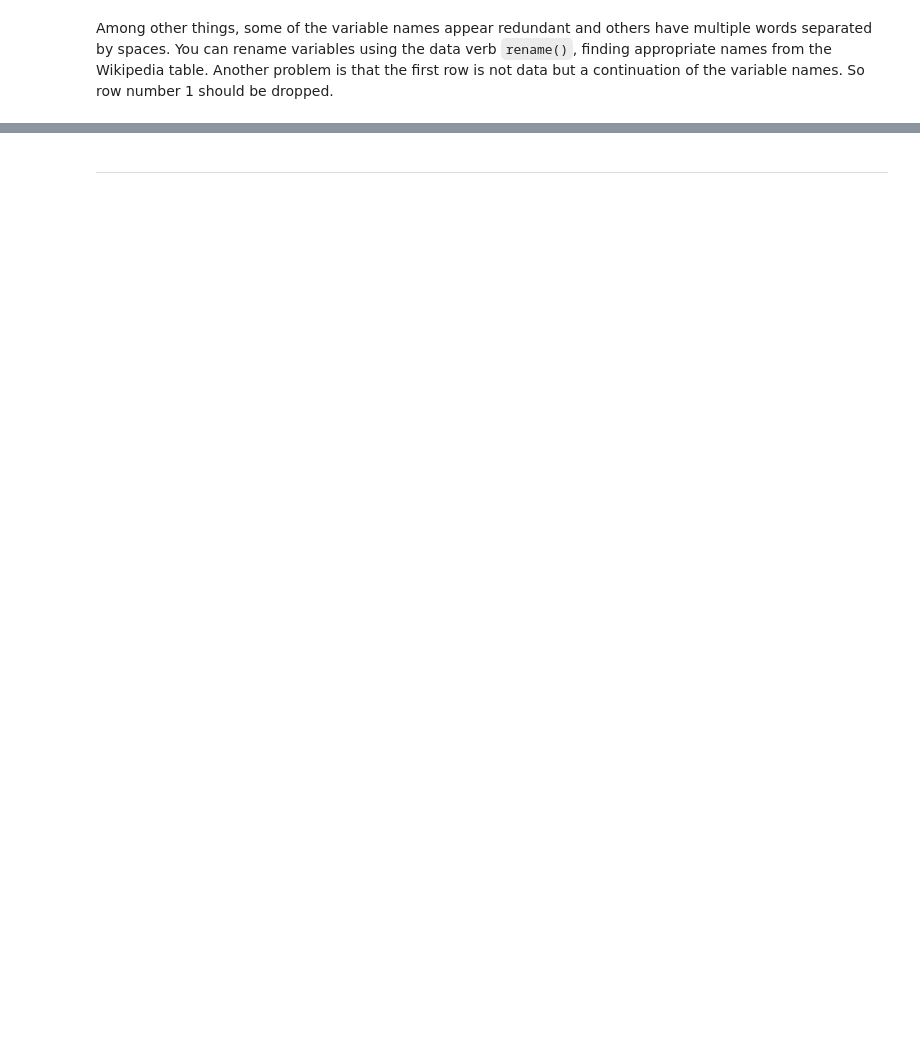
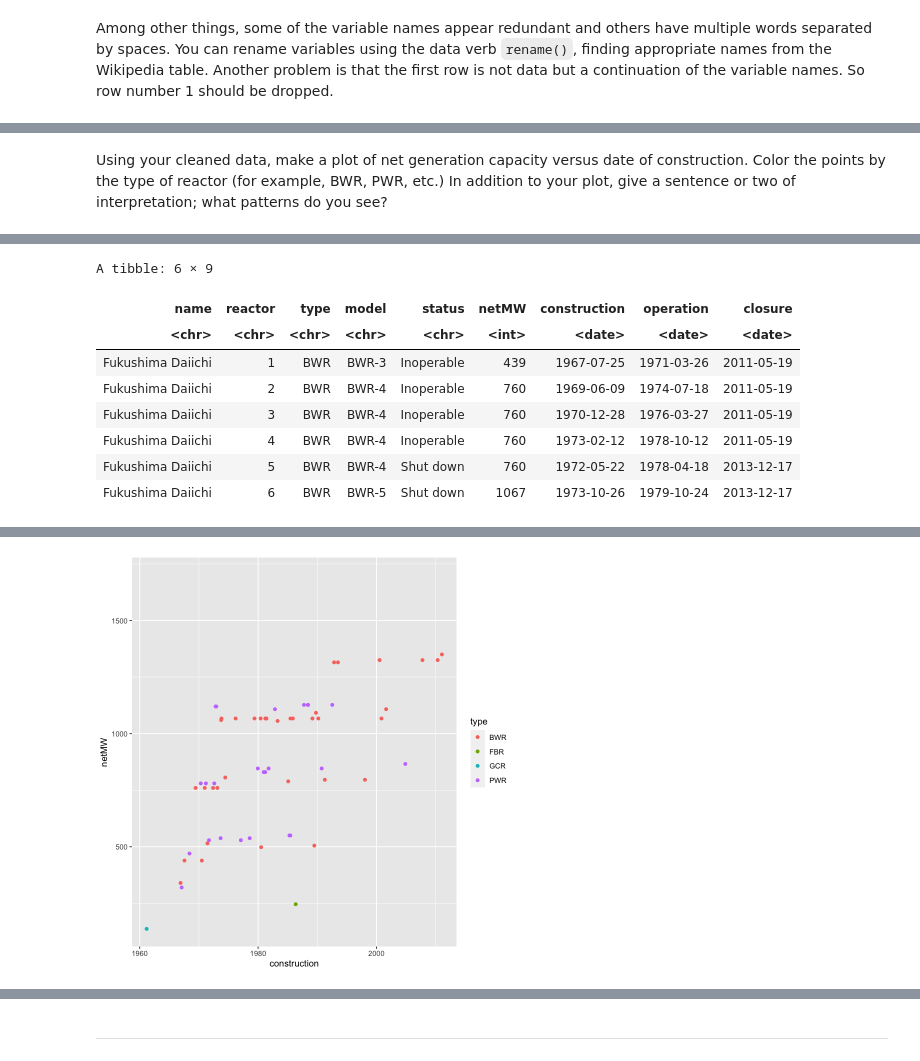
Before and after one commit to stat184-summer2023/a08-scraping-nuke-reactors-davefriedman01, a Jupyter notebook: A08.ipynb, the cells around one changed output, grey strips where cells are left out. Cells and saved outputs as stored; diff of their text form; code cells hidden in the pictures; blank space fills up the shorter version.

```diff
--- a/A08.ipynb
+++ b/A08.ipynb
@@ -125,0 +142,22 @@ Japan %>%
+# %% [markdown]
+Using your cleaned data, make a plot of net generation capacity versus date of construction. Color the points by the type of reactor (for example, BWR, PWR, etc.) In addition to your plot, give a sentence or two of interpretation; what patterns do you see?
+# %%
+# BWR boiling water reactor
+# FBR
+# GCR
+# PWR pressurized water reactor
+
+Japan <-
+  Japan %>%
+    mutate(
+      netMW        = as.integer(netMW),
+      construction = lubridate::dmy(construction),
+      operation    = lubridate::dmy(operation),
+      closure      = lubridate::dmy(closure)
+    )
+head(Japan)
+
+Japan %>%
+  ggplot(mapping = aes(x = construction, y = netMW)) +
+    geom_point(aes(color = type))
+# %% [output]
@@ -125,0 +169,9 @@ Japan %>%
+A tibble: 6 × 9
+| name | reactor | type | model | status | netMW | construction | operation | closure |
+| <chr> | <chr> | <chr> | <chr> | <chr> | <int> | <date> | <date> | <date> |
+| Fukushima Daiichi | 1 | BWR | BWR-3 | Inoperable | 439 | 1967-07-25 | 1971-03-26 | 2011-05-19 |
+| Fukushima Daiichi | 2 | BWR | BWR-4 | Inoperable | 760 | 1969-06-09 | 1974-07-18 | 2011-05-19 |
+| Fukushima Daiichi | 3 | BWR | BWR-4 | Inoperable | 760 | 1970-12-28 | 1976-03-27 | 2011-05-19 |
+| Fukushima Daiichi | 4 | BWR | BWR-4 | Inoperable | 760 | 1973-02-12 | 1978-10-12 | 2011-05-19 |
+| Fukushima Daiichi | 5 | BWR | BWR-4 | Shut down | 760 | 1972-05-22 | 1978-04-18 | 2013-12-17 |
+| Fukushima Daiichi | 6 | BWR | BWR-5 | Shut down | 1067 | 1973-10-26 | 1979-10-24 | 2013-12-17 |
@@ -125,0 +180 @@ Japan %>%
+[figure, added]
```
Also changed, not shown: parts of 11 cells of this notebook, 2 other files.
